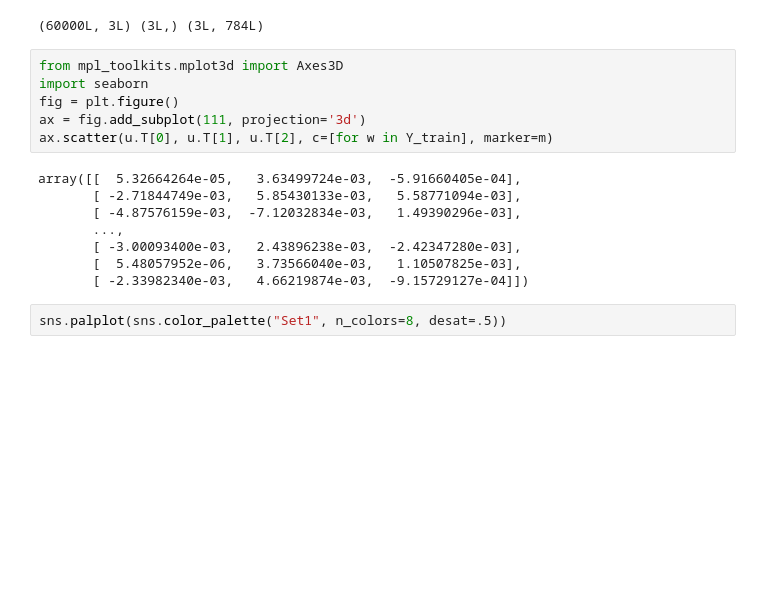
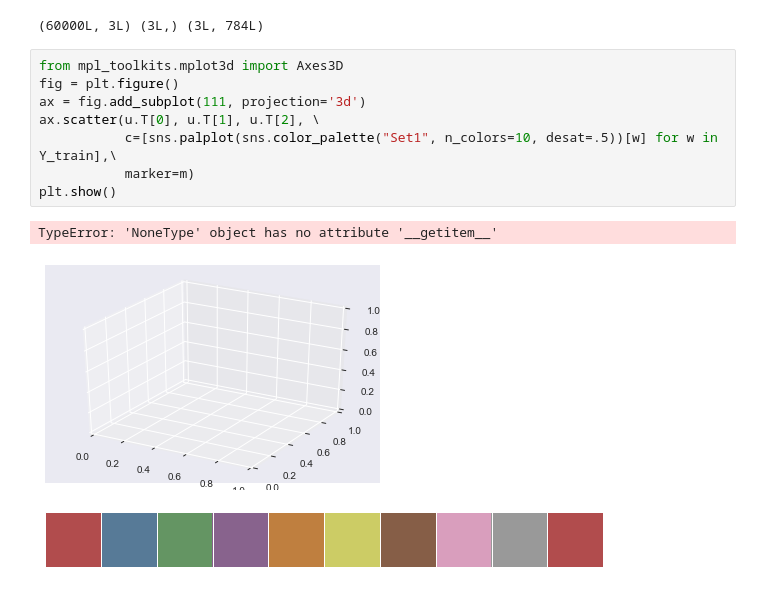
Before and after one commit to zxybazh/PRML-Assignment, a Jupyter notebook: assignment4/src/mnist.ipynb, the cells around one changed output. Drawn from its saved outputs; the diff is of its cells as text; blank space fills up the shorter version.

```diff
--- a/assignment4/src/mnist.ipynb
+++ b/assignment4/src/mnist.ipynb
@@ -54,17 +54,13 @@ print u.shape, s.shape, v.shape
 (60000L, 3L) (3L,) (3L, 784L)
 # %%
 from mpl_toolkits.mplot3d import Axes3D
-import seaborn
 fig = plt.figure()
 ax = fig.add_subplot(111, projection='3d')
-ax.scatter(u.T[0], u.T[1], u.T[2], c=[for w in Y_train], marker=m)
+ax.scatter(u.T[0], u.T[1], u.T[2], \
+           c=[sns.palplot(sns.color_palette("Set1", n_colors=10, desat=.5))[w] for w in Y_train],\
+           marker=m)
+plt.show()
 # %% [output]
-array([[  5.32664264e-05,   3.63499724e-03,  -5.91660405e-04],
-       [ -2.71844749e-03,   5.85430133e-03,   5.58771094e-03],
-       [ -4.87576159e-03,  -7.12032834e-03,   1.49390296e-03],
-       ...,
-       [ -3.00093400e-03,   2.43896238e-03,  -2.42347280e-03],
-       [  5.48057952e-06,   3.73566040e-03,   1.10507825e-03],
-       [ -2.33982340e-03,   4.66219874e-03,  -9.15729127e-04]])
+TypeError: 'NoneType' object has no attribute '__getitem__'
+[figure, added]
+[figure, added]
-# %%
-sns.palplot(sns.color_palette("Set1", n_colors=8, desat=.5))
```
Also changed, not shown: parts of 1 cell of this notebook.
